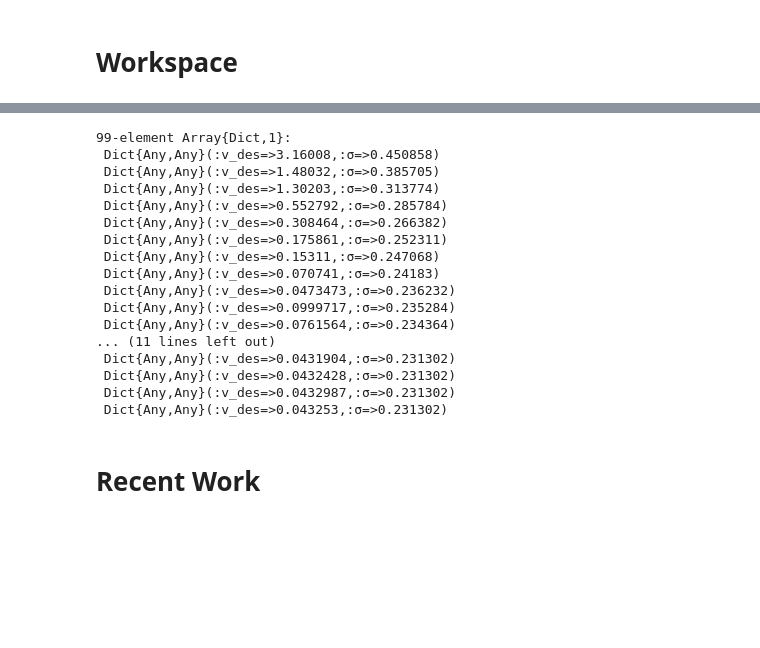
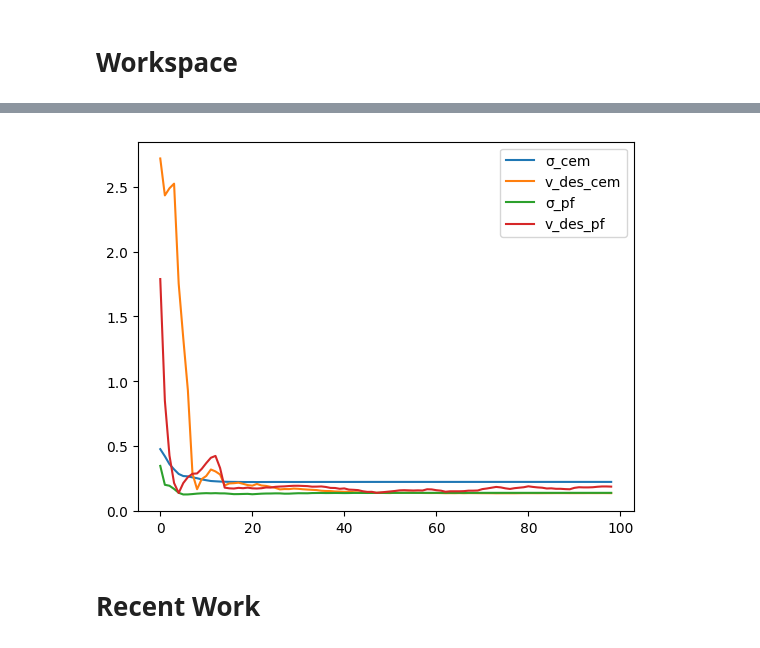
Before and after one commit to sisl/ngsim_env, a Jupyter notebook: notebooks/synthetic_multidim.ipynb, the cells around one changed output, grey strips where cells are left out. Saved outputs shown, nothing was run; the diff lists cells and outputs as text; code cells hidden in the pictures; blank space fills up the shorter version.

```diff
--- a/notebooks/synthetic_multidim.ipynb
+++ b/notebooks/synthetic_multidim.ipynb
@@ -115,35 +104,23 @@ PyObject <matplotlib.legend.Legend object at 0x...>
 # %%
 # 5 cars adjacent lanes scenario with 2 parameters
 num_particles = 100
 lane_place_array = [[(0.,10.)],[(0.,20.)],[(0.,15.)],[(0.,20.)],[(0.,20.)]]
 num_cars = 5
 d1 = Dict(:v_des=>10.0,:σ=>0.2);d2 = Dict(:v_des=>20.0,:σ=>0.3);d3 = Dict(:v_des=>15.0,:σ=>0.)
 d4 = Dict(:v_des=>18.0,:σ=>0.4);d5 = Dict(:v_des=>27.0,:σ=>0.2)
 car_particles = [d1,d2,d3,d4,d5]
 
 particle_props = [(:v_des,10.,0.1,30.),(:σ,0.1,0.1,1.)]
 rmse_array_pf = capture_filtering_progress_paramwise(num_particles,num_cars,lane_place_array,
     car_particles,particle_props,approach="pf")
 rmse_array_cem = capture_filtering_progress_paramwise(num_particles,num_cars,lane_place_array,
-    car_particles,particle_props,approach="cem")
+    car_particles,particle_props,approach="cem");
+pf_array = combine_array_dicts(rmse_array_pf);
+cem_array = combine_array_dicts(rmse_array_cem);
+res = combine_exp_results_dicts([:cem,:pf],[cem_array,pf_array])
+plot_dict(res);
 # %% [output]
-99-element Array{Dict,1}:
- Dict{Any,Any}(:v_des=>3.16008,:σ=>0.450858)
- Dict{Any,Any}(:v_des=>1.48032,:σ=>0.385705)
- Dict{Any,Any}(:v_des=>1.30203,:σ=>0.313774)
- Dict{Any,Any}(:v_des=>0.552792,:σ=>0.285784)
- Dict{Any,Any}(:v_des=>0.308464,:σ=>0.266382)
- Dict{Any,Any}(:v_des=>0.175861,:σ=>0.252311)
- Dict{Any,Any}(:v_des=>0.15311,:σ=>0.247068)
- Dict{Any,Any}(:v_des=>0.070741,:σ=>0.24183)
- Dict{Any,Any}(:v_des=>0.0473473,:σ=>0.236232)
- Dict{Any,Any}(:v_des=>0.0999717,:σ=>0.235284)
- Dict{Any,Any}(:v_des=>0.0761564,:σ=>0.234364)
-... (11 lines left out)
- Dict{Any,Any}(:v_des=>0.0431904,:σ=>0.231302)
- Dict{Any,Any}(:v_des=>0.0432428,:σ=>0.231302)
- Dict{Any,Any}(:v_des=>0.0432987,:σ=>0.231302)
- Dict{Any,Any}(:v_des=>0.043253,:σ=>0.231302)
+[figure, added]
 # %% [markdown]
 # Recent Work
 # %%
```
Also changed, not shown: parts of 2 cells of this notebook, 2 other files.
